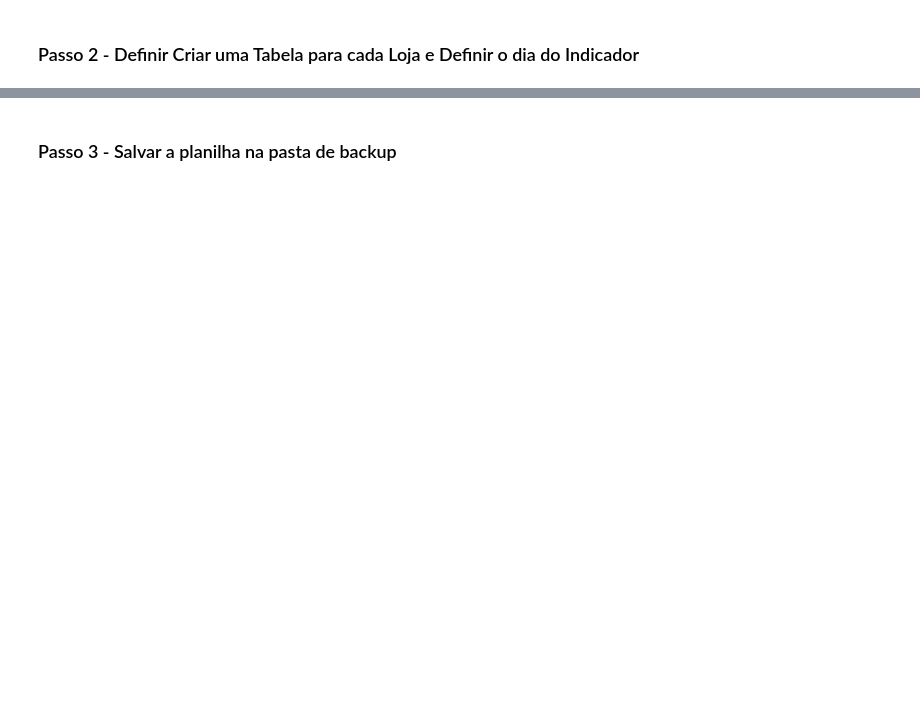
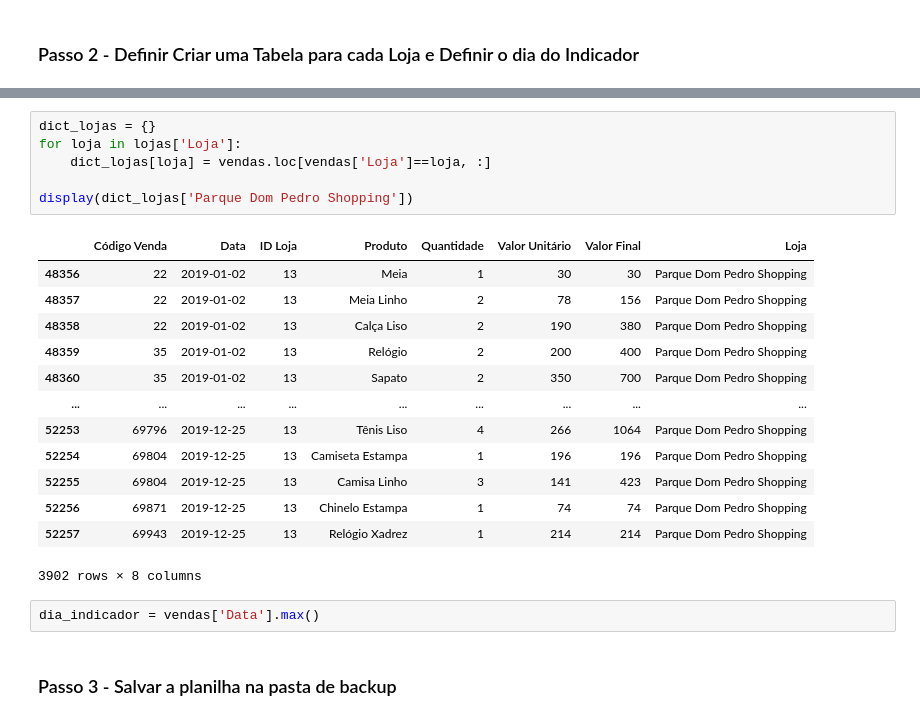
Before and after one commit to BrianCosta2004/Process-Automation-Desk, a Jupyter notebook: Automacao de Processo.ipynb, the cells around one changed output, grey strips where cells are left out. Saved outputs shown, nothing was run; the diff lists cells and outputs as text; blank space fills up the shorter version.

```diff
--- a/Automacao de Processo.ipynb
+++ b/Automacao de Processo.ipynb
@@ -5,2 +80,24 @@
+# %%
+dict_lojas = {}
+for loja in lojas['Loja']:
+    dict_lojas[loja] = vendas.loc[vendas['Loja']==loja, :]
+
+display(dict_lojas['Parque Dom Pedro Shopping'])
+# %% [output]
+|  | Código Venda | Data | ID Loja | Produto | Quantidade | Valor Unitário | Valor Final | Loja |
+| 48356 | 22 | 2019-01-02 | 13 | Meia | 1 | 30 | 30 | Parque Dom Pedro Shopping |
+| 48357 | 22 | 2019-01-02 | 13 | Meia Linho | 2 | 78 | 156 | Parque Dom Pedro Shopping |
+| 48358 | 22 | 2019-01-02 | 13 | Calça Liso | 2 | 190 | 380 | Parque Dom Pedro Shopping |
+| 48359 | 35 | 2019-01-02 | 13 | Relógio | 2 | 200 | 400 | Parque Dom Pedro Shopping |
+| 48360 | 35 | 2019-01-02 | 13 | Sapato | 2 | 350 | 700 | Parque Dom Pedro Shopping |
+| ... | ... | ... | ... | ... | ... | ... | ... | ... |
+| 52253 | 69796 | 2019-12-25 | 13 | Tênis Liso | 4 | 266 | 1064 | Parque Dom Pedro Shopping |
+| 52254 | 69804 | 2019-12-25 | 13 | Camiseta Estampa | 1 | 196 | 196 | Parque Dom Pedro Shopping |
+| 52255 | 69804 | 2019-12-25 | 13 | Camisa Linho | 3 | 141 | 423 | Parque Dom Pedro Shopping |
+| 52256 | 69871 | 2019-12-25 | 13 | Chinelo Estampa | 1 | 74 | 74 | Parque Dom Pedro Shopping |
+| 52257 | 69943 | 2019-12-25 | 13 | Relógio Xadrez | 1 | 214 | 214 | Parque Dom Pedro Shopping |
+3902 rows × 8 columns
+# %%
+dia_indicador = vendas['Data'].max()
 # %% [markdown]
 ### Passo 3 - Salvar a planilha na pasta de backup
```
Also changed, not shown: parts of 6 cells of this notebook.
